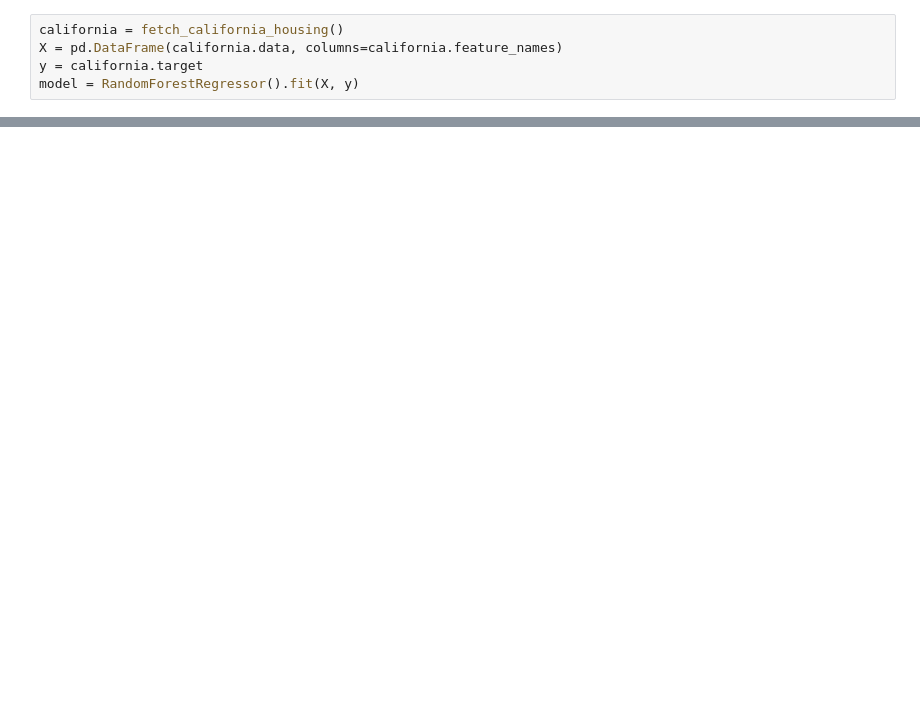
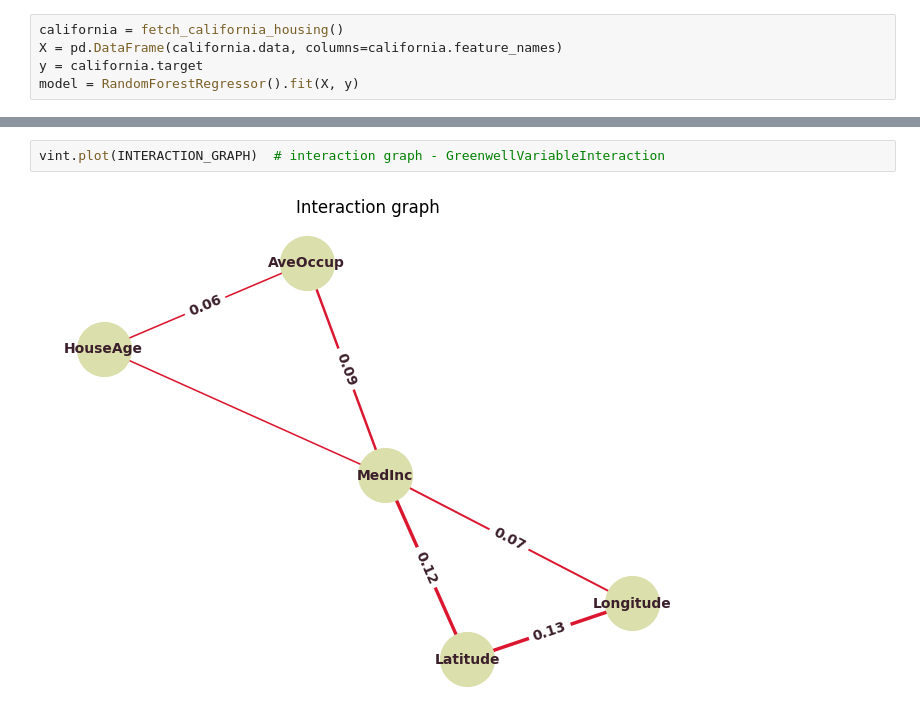
Before and after one commit to pyartemis/artemis, a Jupyter notebook: experiments/h_statistic_experiments.ipynb, the cells around one changed output, grey strips where cells are left out. Drawn from its saved outputs; the diff is of its cells as text; blank space fills up the shorter version.

```diff
--- a/experiments/h_statistic_experiments.ipynb
+++ b/experiments/h_statistic_experiments.ipynb
@@ -18,0 +20,4 @@ vint.plot()
+# %%
+vint.plot(INTERACTION_GRAPH)  # interaction graph - GreenwellVariableInteraction
+# %% [output]
+[figure, added]
```
Also changed, not shown: parts of 12 cells of this notebook, 15 other files.
